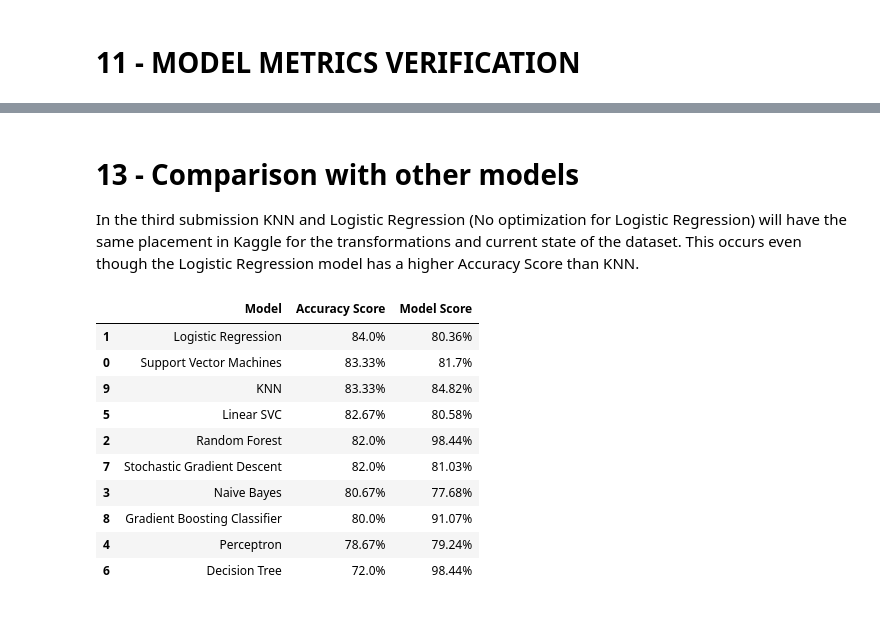
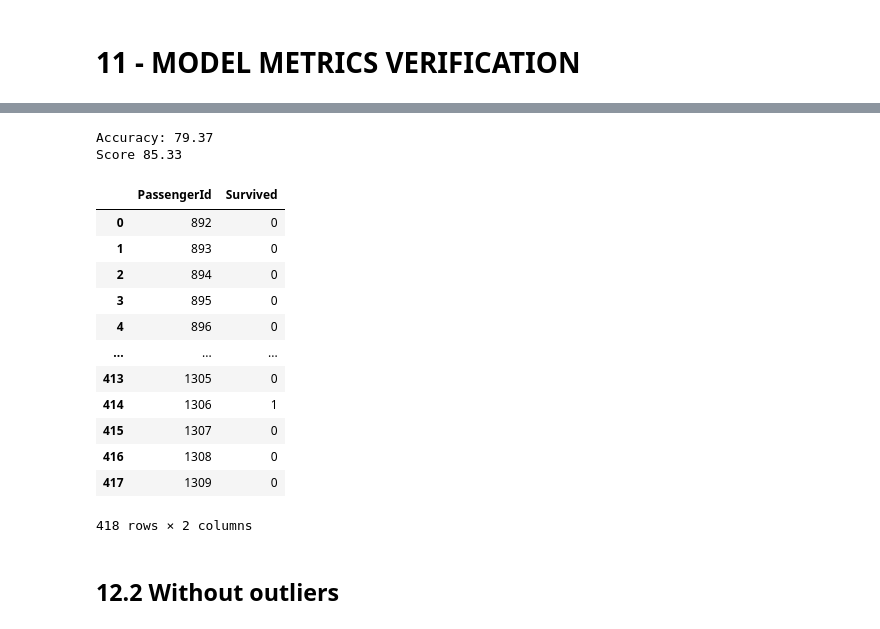
Before and after one commit to lfaferreira/knn-titanic, a Jupyter notebook: titanic.ipynb, the cells around one changed output, grey strips where cells are left out. Cells and saved outputs as stored; diff of their text form; code cells hidden in the pictures.

```diff
--- a/titanic.ipynb
+++ b/titanic.ipynb
@@ -413,0 +422,24 @@ def run_classification_models(X, y):
+# %%
+def submission(model, X, y, df_test, name='model_name', random_state = 37):
+    X_train, X_test, y_train, y_test = train_test_split(X, y, random_state=random_state)
+
+    model.fit(X_train, y_train)
+
+    y_pred = model.predict(X_test)
+
+    acc_knn = round(accuracy_score(y_test, y_pred)*100, 2)
+    score_model = round(model.score(X_train, y_train) * 100, 2)
+
+    print("Accuracy:", acc_knn)
+    print('Score', score_model)
+
+    Y_pred = model.predict(df_test)
+
+    submission_df = pd.DataFrame({
+    'PassengerId': df_titanic_test["PassengerId"],
+    'Survived': Y_pred
+    })
+
+    submission_df.to_csv(f'submission_{name}.csv', index=False)
+
+    return submission_df
@@ -1339,21 +1386,34 @@ submission_df.to_csv(f'submission_v{3}.csv', index=False)
-# %% [markdown]
-# 13 - Comparison with other models
-
-In the third submission KNN and Logistic Regression (No optimization for Logistic Regression) will have the same placement in Kaggle for the transformations and current state of the dataset. This occurs even though the Logistic Regression model has a higher Accuracy Score than KNN.
-# %%
-df_test  = data_normalized(data_transform(df_titanic_test.copy()))
-
-accuracy_results = run_classification_models(df_normalized_without_outliers, target_without_outliers)
-accuracy_results
-# %% [output]
-|  | Model | Accuracy Score | Model Score |
-| 1 | Logistic Regression | 84.0% | 80.36% |
-| 0 | Support Vector Machines | 83.33% | 81.7% |
-| 9 | KNN | 83.33% | 84.82% |
-| 5 | Linear SVC | 82.67% | 80.58% |
-| 2 | Random Forest | 82.0% | 98.44% |
-| 7 | Stochastic Gradient Descent | 82.0% | 81.03% |
-| 3 | Naive Bayes | 80.67% | 77.68% |
-| 8 | Gradient Boosting Classifier | 80.0% | 91.07% |
-| 4 | Perceptron | 78.67% | 79.24% |
-| 6 | Decision Tree | 72.0% | 98.44% |
+# %%
+algorithm = 'auto'
+n_neighbors = 5
+p = 1
+weights = 'uniform'
+
+knn_with = KNeighborsClassifier(n_neighbors=n_neighbors, weights=weights, algorithm=algorithm, p=p)
+# %%
+df_submission_with_outliers = submission(knn_with,
+                                         df_normalized_with_outliers,
+                                         target_with_outliers,
+                                         df_test,
+                                         'with_outliers')
+# %% [output]
+Accuracy: 79.37
+Score 85.33
+# %%
+df_submission_with_outliers
+# %% [output]
+|  | PassengerId | Survived |
+| 0 | 892 | 0 |
+| 1 | 893 | 0 |
+| 2 | 894 | 0 |
+| 3 | 895 | 0 |
+| 4 | 896 | 0 |
+| ... | ... | ... |
+| 413 | 1305 | 0 |
+| 414 | 1306 | 1 |
+| 415 | 1307 | 0 |
+| 416 | 1308 | 0 |
+| 417 | 1309 | 0 |
+418 rows × 2 columns
+# %% [markdown]
+## 12.2 Without outliers
```
Also changed, not shown: parts of 96 cells of this notebook.
